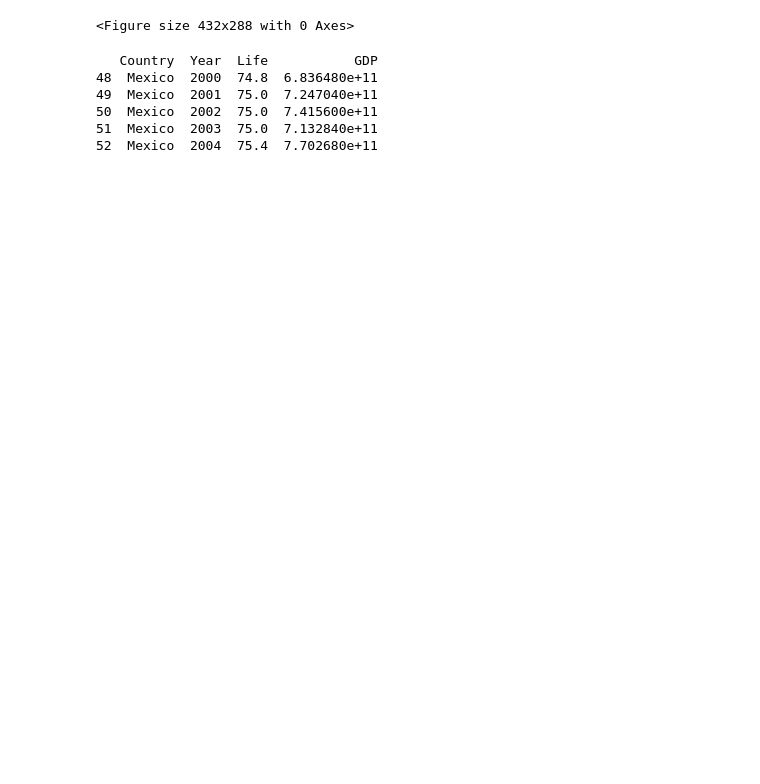
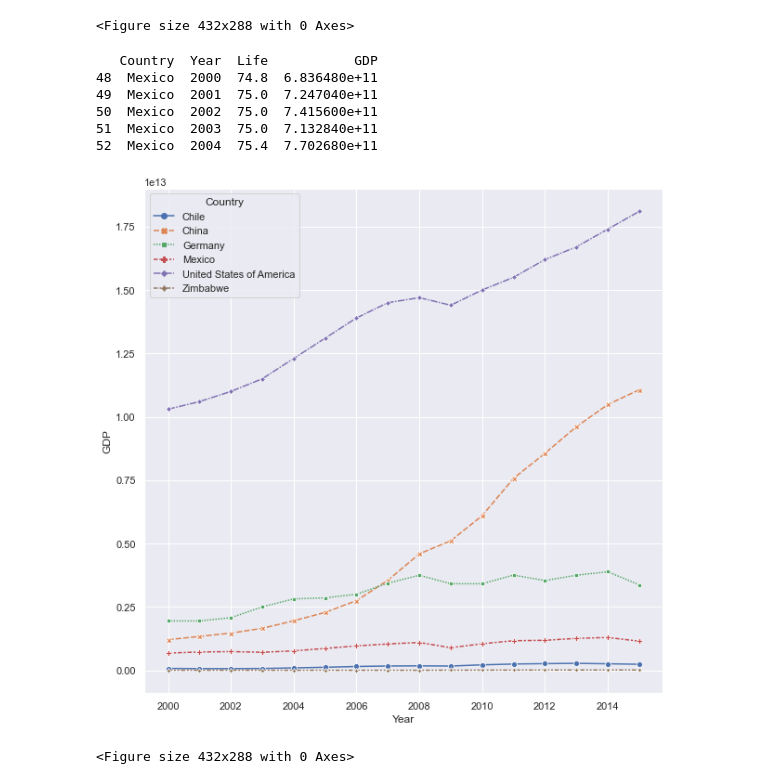
Before and after one commit to kirillwolkow/analyze_financial_data_capstone, a Jupyter notebook: life_gdp/life_expectancy_gdp.ipynb, the cells around one changed output. Cells and saved outputs as stored; diff of their text form; code cells hidden in the pictures; blank space fills up the shorter version.

```diff
--- a/life_gdp/life_expectancy_gdp.ipynb
+++ b/life_gdp/life_expectancy_gdp.ipynb
@@ -135,4 +137,15 @@ print(mexico.head())
 50  Mexico  2002  75.0  7.415600e+11
 51  Mexico  2003  75.0  7.132840e+11
 52  Mexico  2004  75.4  7.702680e+11
+# %%
+plt.figure(figsize=(10,10))
+sns.lineplot(data=df, x="Year", y="GDP", hue="Country", style="Country", markers=True)
+plt.show()
+plt.clf()
+# Overall we see a positive change in GDP in all countries. Thus, USA and China had the biggest positive chagne.
+# Germany had little growth, but stagnated in the latest years.
+# The other countries (Mexico, Chile & Zimbabwe) stayed more or less same, but we need to examine this separately.
+# %% [output]
+[figure, added]
+<Figure size 432x288 with 0 Axes>
 # %%
```
Also changed, not shown: parts of 23 cells of this notebook, 10 other files.
